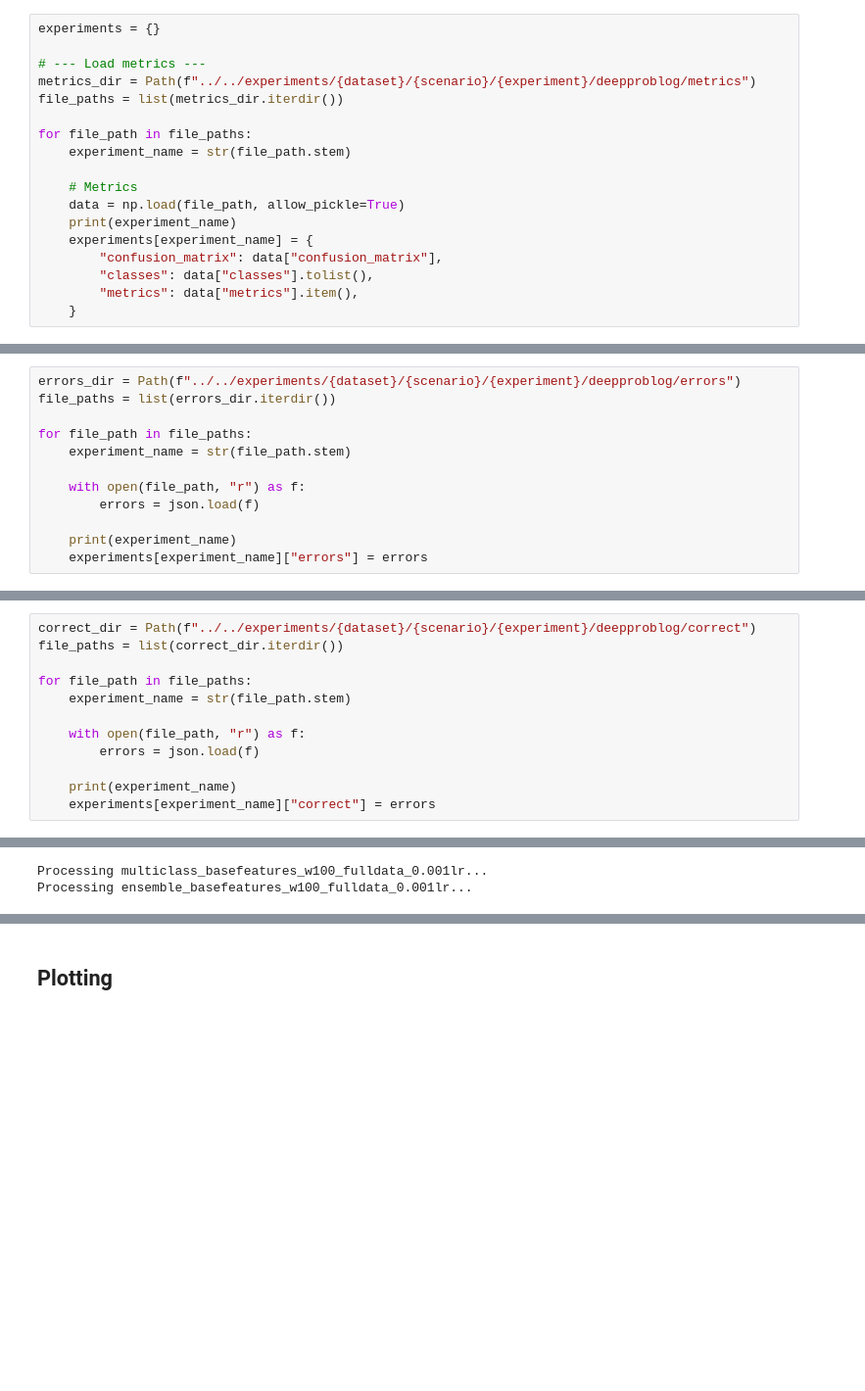
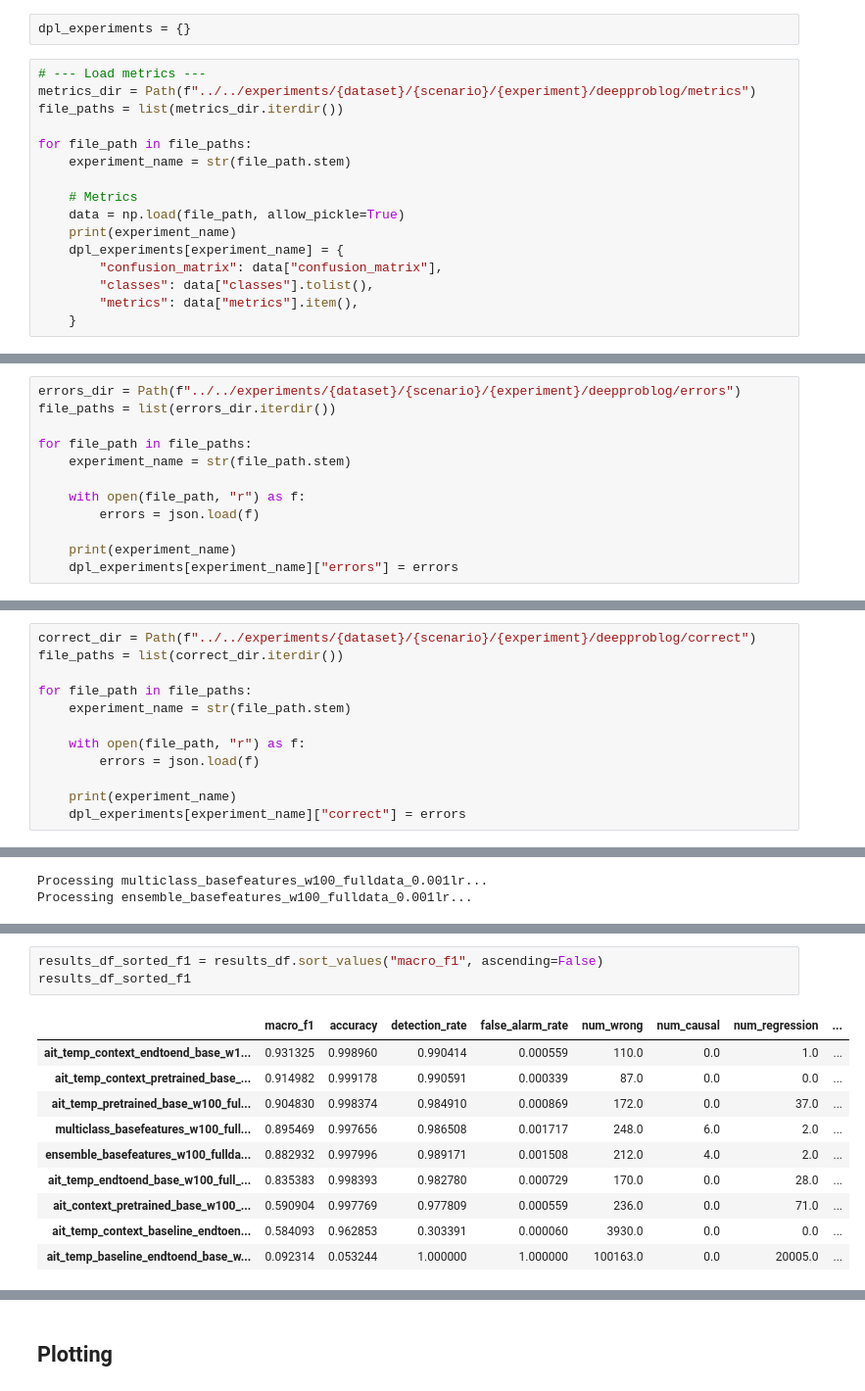
Before and after one commit to sofiaburkow/DeepChronos, a Jupyter notebook: notebooks/experiments/logic_study.ipynb, the cells around one changed output, grey strips where cells are left out. Shown at 98% size. Drawn from its saved outputs; the diff is of its cells as text; blank space fills up the shorter version.

```diff
--- a/notebooks/experiments/logic_study.ipynb
+++ b/notebooks/experiments/logic_study.ipynb
@@ -84,6 +164,6 @@ test_data_df = pd.DataFrame(test_data)
+# %%
+dpl_experiments = {}
 # %%
-experiments = {}
-
 # --- Load metrics ---
 metrics_dir = Path(f"../../experiments/{dataset}/{scenario}/{experiment}/deepproblog/metrics")
 file_paths = list(metrics_dir.iterdir())
@@ -94,7 +174,7 @@ for file_path in file_paths:
     # Metrics
     data = np.load(file_path, allow_pickle=True)
     print(experiment_name)
-    experiments[experiment_name] = {
+    dpl_experiments[experiment_name] = {
         "confusion_matrix": data["confusion_matrix"],
         "classes": data["classes"].tolist(),
         "metrics": data["metrics"].item(),
@@ -113,5 +198,5 @@ for file_path in file_paths:
         errors = json.load(f)
 
     print(experiment_name)
-    experiments[experiment_name]["errors"] = errors
+    dpl_experiments[experiment_name]["errors"] = errors
 # %% [output]
@@ -128,5 +218,5 @@ for file_path in file_paths:
         errors = json.load(f)
 
     print(experiment_name)
-    experiments[experiment_name]["correct"] = errors
+    dpl_experiments[experiment_name]["correct"] = errors
 # %% [output]
@@ -363,0 +385,14 @@ Processing multiclass_basefeatures_w100_fulldata_0.001lr...
+# %%
+results_df_sorted_f1 = results_df.sort_values("macro_f1", ascending=False)
+results_df_sorted_f1
+# %% [output]
+|  | macro_f1 | accuracy | detection_rate | false_alarm_rate | num_wrong | num_causal | num_regression | ... |
+| ait_temp_context_endtoend_base_w1... | 0.931325 | 0.998960 | 0.990414 | 0.000559 | 110.0 | 0.0 | 1.0 | ... |
+| ait_temp_context_pretrained_base_... | 0.914982 | 0.999178 | 0.990591 | 0.000339 | 87.0 | 0.0 | 0.0 | ... |
+| ait_temp_pretrained_base_w100_ful... | 0.904830 | 0.998374 | 0.984910 | 0.000869 | 172.0 | 0.0 | 37.0 | ... |
+| multiclass_basefeatures_w100_full... | 0.895469 | 0.997656 | 0.986508 | 0.001717 | 248.0 | 6.0 | 2.0 | ... |
+| ensemble_basefeatures_w100_fullda... | 0.882932 | 0.997996 | 0.989171 | 0.001508 | 212.0 | 4.0 | 2.0 | ... |
+| ait_temp_endtoend_base_w100_full_... | 0.835383 | 0.998393 | 0.982780 | 0.000729 | 170.0 | 0.0 | 28.0 | ... |
+| ait_context_pretrained_base_w100_... | 0.590904 | 0.997769 | 0.977809 | 0.000559 | 236.0 | 0.0 | 71.0 | ... |
+| ait_temp_context_baseline_endtoen... | 0.584093 | 0.962853 | 0.303391 | 0.000060 | 3930.0 | 0.0 | 0.0 | ... |
+| ait_temp_baseline_endtoend_base_w... | 0.092314 | 0.053244 | 1.000000 | 1.000000 | 100163.0 | 0.0 | 20005.0 | ... |
```
Also changed, not shown: parts of 33 cells of this notebook, 30 other files.
